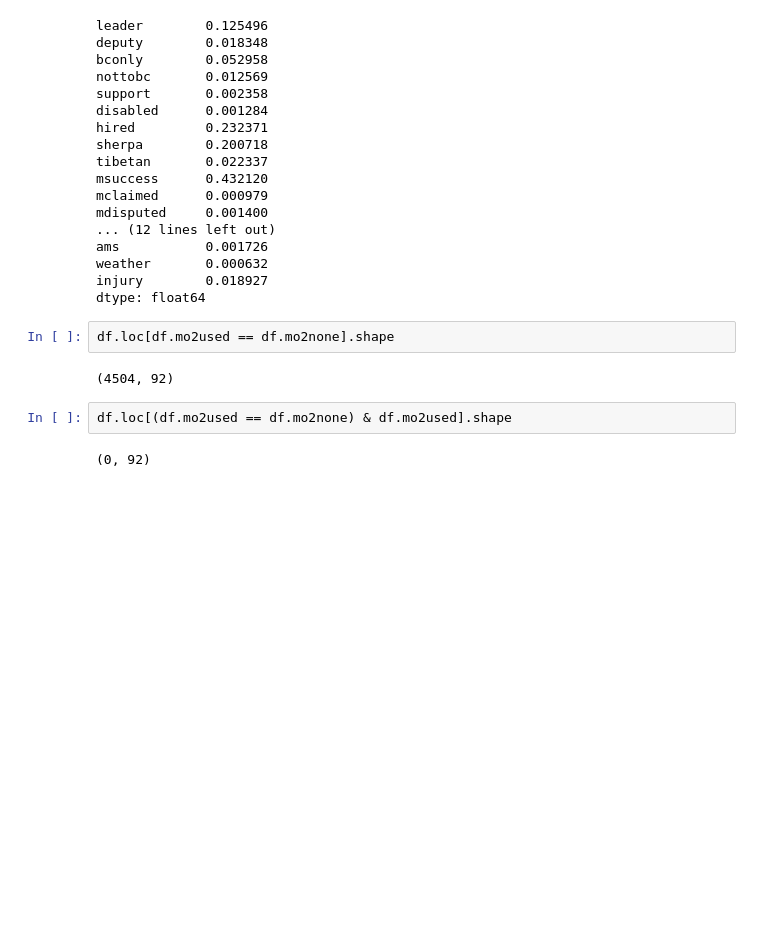
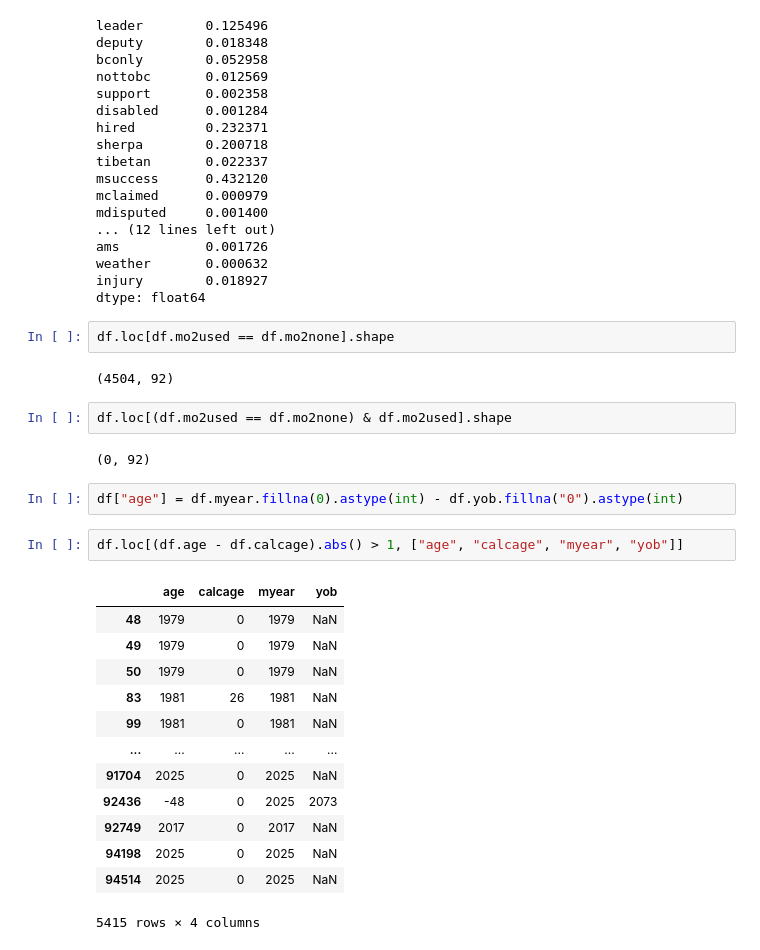
Before and after one commit to bastien-winant/himalayan-db-pipeline, a Jupyter notebook: notebooks/eda_members.ipynb, the cells around one changed output. Cells and saved outputs as stored; diff of their text form; blank space fills up the shorter version.

```diff
--- a/notebooks/eda_members.ipynb
+++ b/notebooks/eda_members.ipynb
@@ -486,3 +486,21 @@ df.loc[df.mo2used == df.mo2none].shape
 df.loc[(df.mo2used == df.mo2none) & df.mo2used].shape
 # %% [output]
 (0, 92)
+# %%
+df["age"] = df.myear.fillna(0).astype(int) - df.yob.fillna("0").astype(int)
+# %%
+df.loc[(df.age - df.calcage).abs() > 1, ["age", "calcage", "myear", "yob"]]
+# %% [output]
+|  | age | calcage | myear | yob |
+| 48 | 1979 | 0 | 1979 | NaN |
+| 49 | 1979 | 0 | 1979 | NaN |
+| 50 | 1979 | 0 | 1979 | NaN |
+| 83 | 1981 | 26 | 1981 | NaN |
+| 99 | 1981 | 0 | 1981 | NaN |
+| ... | ... | ... | ... | ... |
+| 91704 | 2025 | 0 | 2025 | NaN |
+| 92436 | -48 | 0 | 2025 | 2073 |
+| 92749 | 2017 | 0 | 2017 | NaN |
+| 94198 | 2025 | 0 | 2025 | NaN |
+| 94514 | 2025 | 0 | 2025 | NaN |
+5415 rows × 4 columns
```
Also changed, not shown: parts of 11 cells of this notebook, 1 other file.
